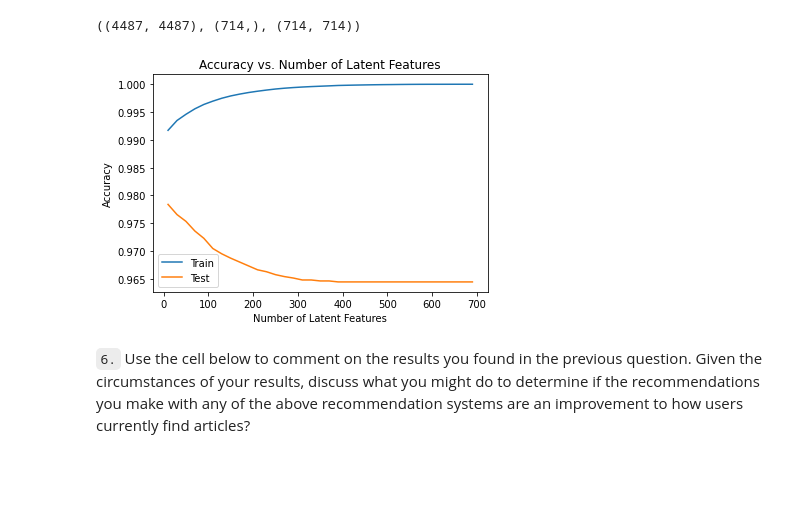
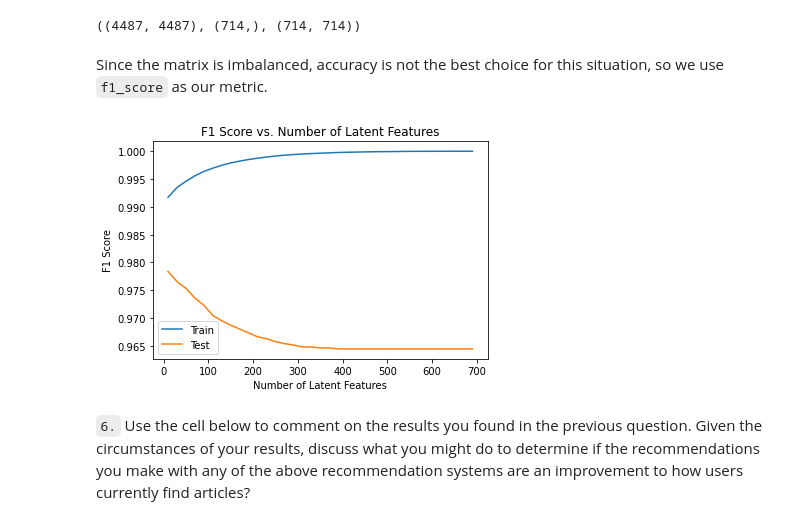
Before and after one commit to AlexJin0418/article-recommendation-system, a Jupyter notebook: Recommendations_with_IBM.ipynb, the cells around one changed output. Drawn from its saved outputs; the diff is of its cells as text; code cells hidden in the pictures; blank space fills up the shorter version.

```diff
--- a/Recommendations_with_IBM.ipynb
+++ b/Recommendations_with_IBM.ipynb
@@ -771,36 +778,38 @@ from sklearn.metrics import accuracy_score, f1_score
+# %% [markdown]
+Since the matrix is imbalanced, accuracy is not the best choice for this situation, so we use `f1_score` as our metric.
 # %%
 num_latent_feats = np.arange(10,700+10,20)
 sum_errs_train, sum_errs_test = [], []
 
 for k in num_latent_feats:
     # restructure with k latent features
     s_train_new, u_train_new, vt_train_new = np.diag(s_train[:k]), u_train[:, :k], vt_train[:k, :]
     u_test_new, vt_test_new = u_test[:, :k], vt_test[:k, :]
 
     # take dot product
     user_item_train_est = np.around(np.dot(np.dot(u_train_new, s_train_new), vt_train_new))
     user_item_test_est = np.around(np.dot(np.dot(u_test_new, s_train_new), vt_test_new))
 
     # compute error for each prediction to actual value
     diffs_train = np.subtract(user_item_train, user_item_train_est)
     diffs_test = np.subtract(user_item_test_subset, user_item_test_est)
 
     # total errors and keep track of them
     err_train = np.sum(np.sum(np.abs(diffs_train)))
-    sum_errs_train.append(accuracy_score(user_item_train.values.flatten(), user_item_train_est.flatten()))
+    sum_errs_train.append(f1_score(user_item_train.values.flatten(), user_item_train_est.flatten(), average='micro'))
 
     err_test = np.sum(np.sum(np.abs(diffs_test)))
-    sum_errs_test.append(accuracy_score(user_item_test_subset.values.flatten(), user_item_test_est.flatten()))
+    sum_errs_test.append(f1_score(user_item_test_subset.values.flatten(), user_item_test_est.flatten(), average='micro'))
 
 
 plt.plot(num_latent_feats, sum_errs_train, label='Train');
 plt.plot(num_latent_feats, sum_errs_test, label='Test');
 plt.xlabel('Number of Latent Features');
-plt.ylabel('Accuracy');
+plt.ylabel('F1 Score');
 plt.legend();
-plt.title('Accuracy vs. Number of Latent Features');
+plt.title('F1 Score vs. Number of Latent Features');
 # %% [output]
-[figure, old version]
+[figure, new version]
 # %% [markdown]
 `6.` Use the cell below to comment on the results you found in the previous question. Given the circumstances of your results, discuss what you might do to determine if the recommendations you make with any of the above recommendation systems are an improvement to how users currently find articles?
 # %% [markdown]
```
Also changed, not shown: parts of 14 cells of this notebook.
